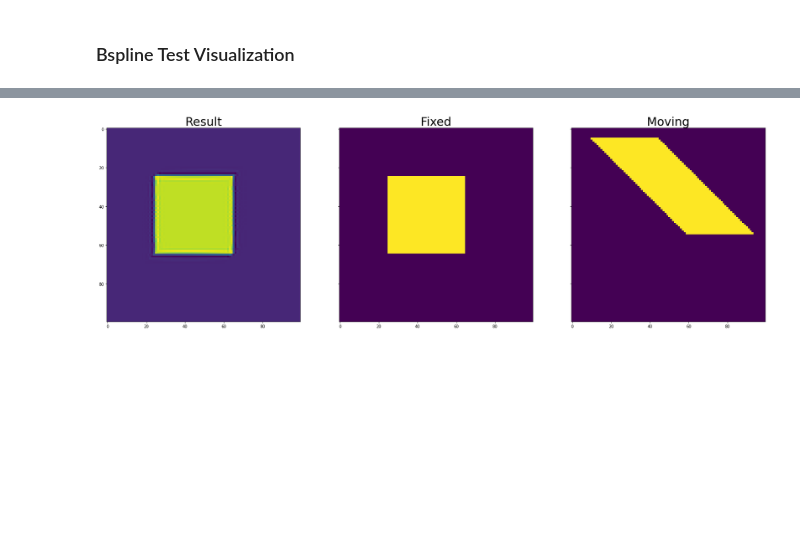
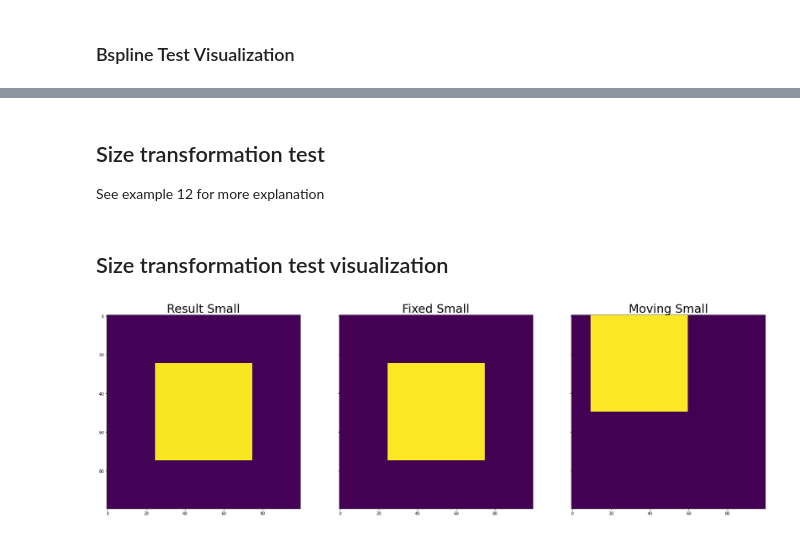
Before and after one commit to InsightSoftwareConsortium/ITKElastix, a Jupyter notebook: examples/ITK_UnitTestExample_ElastixRegistration.ipynb, the cells around one changed output, grey strips where cells are left out. Saved outputs shown, nothing was run; the diff lists cells and outputs as text; code cells hidden in the pictures; blank space fills up the shorter version.

Commit message:
Draft of all example notebooks

```diff
--- a/examples/ITK_UnitTestExample_ElastixRegistration.ipynb
+++ b/examples/ITK_UnitTestExample_ElastixRegistration.ipynb
@@ -119,0 +160,3 @@ result_image_bspline, result_transform_parameters = itk.elastix_registration_met
+# %% [markdown]
+## Size transformation test
+See example 12 for more explanation
@@ -120,15 +211,17 @@ result_image_bspline, result_transform_parameters = itk.elastix_registration_met
+# %% [markdown]
+## Size transformation test visualization
 # %%
 %matplotlib inline
 
 # Plot images
 fig, axs = plt.subplots(1,3, sharey=True, figsize=[30,30])
 plt.figsize=[100,100]
-axs[0].imshow(result_image_bspline)
-axs[0].set_title('Result', fontsize=30)
-axs[1].imshow(fixed_image_bspline)
-axs[1].set_title('Fixed', fontsize=30)
-axs[2].imshow(moving_image_bspline)
-axs[2].set_title('Moving', fontsize=30)
+axs[0].imshow(result_image_small)
+axs[0].set_title('Result Small', fontsize=30)
+axs[1].imshow(fixed_image_small)
+axs[1].set_title('Fixed Small', fontsize=30)
+axs[2].imshow(moving_image_small)
+axs[2].set_title('Moving Small', fontsize=30)
 plt.show()
 # %% [output]
-[figure, old version]
+[figure, new version]
```
Also changed, not shown: parts of 7 cells of this notebook, 6 other files.
